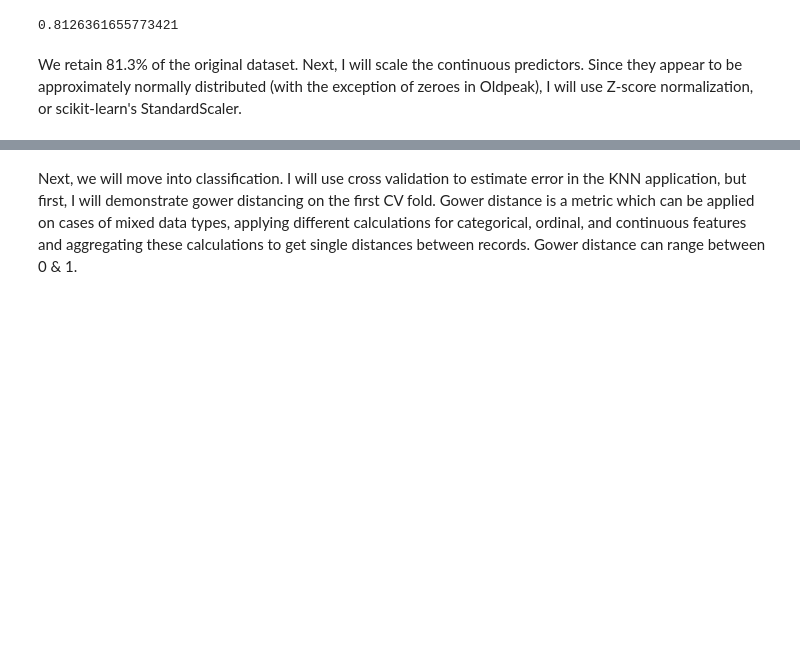
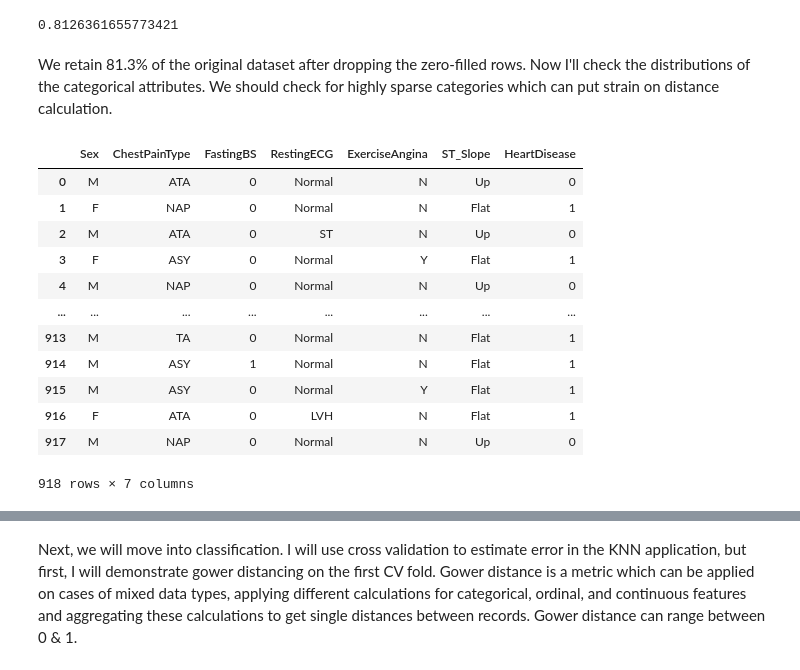
Before and after one commit to shawnbernarddata/shawnbernarddata.github.io, a Jupyter notebook: projects/knn_heart_disease.ipynb, the cells around one changed output, grey strips where cells are left out. Saved outputs shown, nothing was run; the diff lists cells and outputs as text; code cells hidden in the pictures; blank space fills up the shorter version.

```diff
--- a/projects/knn_heart_disease.ipynb
+++ b/projects/knn_heart_disease.ipynb
@@ -109,4 +100,4 @@ len(hd_df_prepped) / len(hd_df)
 # %% [output]
 0.8126361655773421
 # %% [markdown]
-We retain 81.3% of the original dataset. Next, I will scale the continuous predictors. Since they appear to be approximately normally distributed (with the exception of zeroes in Oldpeak), I will use Z-score normalization, or scikit-learn's StandardScaler.
+We retain 81.3% of the original dataset after dropping the zero-filled rows. Now I'll check the distributions of the categorical attributes. We should check for highly sparse categories which can put strain on distance calculation.
@@ -112,0 +106,16 @@ We retain 81.3% of the original dataset. Next, I will scale the continuous predi
+# %%
+categorical_df
+# %% [output]
+|  | Sex | ChestPainType | FastingBS | RestingECG | ExerciseAngina | ST_Slope | HeartDisease |
+| 0 | M | ATA | 0 | Normal | N | Up | 0 |
+| 1 | F | NAP | 0 | Normal | N | Flat | 1 |
+| 2 | M | ATA | 0 | ST | N | Up | 0 |
+| 3 | F | ASY | 0 | Normal | Y | Flat | 1 |
+| 4 | M | NAP | 0 | Normal | N | Up | 0 |
+| ... | ... | ... | ... | ... | ... | ... | ... |
+| 913 | M | TA | 0 | Normal | N | Flat | 1 |
+| 914 | M | ASY | 1 | Normal | N | Flat | 1 |
+| 915 | M | ASY | 0 | Normal | Y | Flat | 1 |
+| 916 | F | ATA | 0 | LVH | N | Flat | 1 |
+| 917 | M | NAP | 0 | Normal | N | Up | 0 |
+918 rows × 7 columns
```
Also changed, not shown: parts of 10 cells of this notebook.
